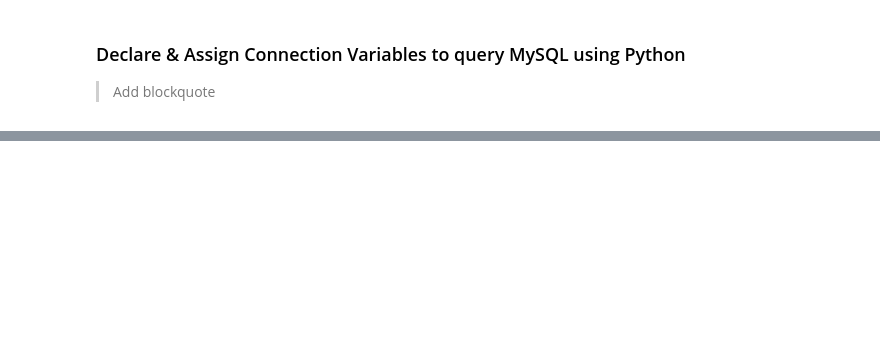
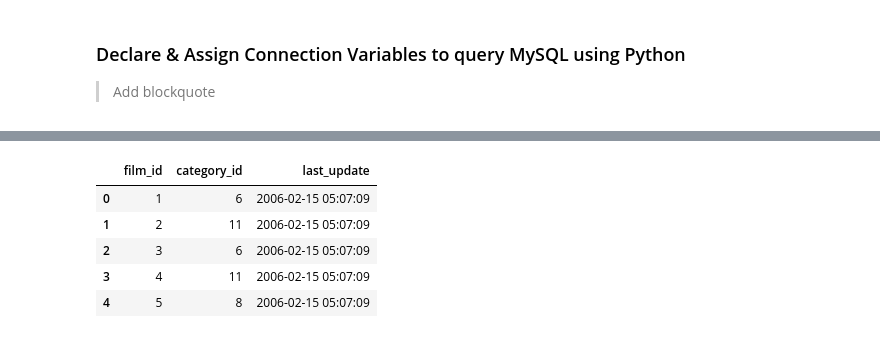
Before and after one commit to aniishap/ds2002, a Jupyter notebook: Data_Project_1.ipynb, the cells around one changed output, grey strips where cells are left out. Cells and saved outputs as stored; diff of their text form; code cells hidden in the pictures; blank space fills up the shorter version.

```diff
--- a/Data_Project_1.ipynb
+++ b/Data_Project_1.ipynb
@@ -108,0 +105,11 @@ conn.close()
+# %%
+sql_filmcategory = "SELECT * FROM sakila.film_category;"
+df_filmcategory = get_dataframe(user_id, pwd, host_name,db_name, sql_filmcategory)
+df_filmcategory.head(5)
+# %% [output]
+|  | film_id | category_id | last_update |
+| 0 | 1 | 6 | 2006-02-15 05:07:09 |
+| 1 | 2 | 11 | 2006-02-15 05:07:09 |
+| 2 | 3 | 6 | 2006-02-15 05:07:09 |
+| 3 | 4 | 11 | 2006-02-15 05:07:09 |
+| 4 | 5 | 8 | 2006-02-15 05:07:09 |
```
Also changed, not shown: parts of 12 cells of this notebook.
